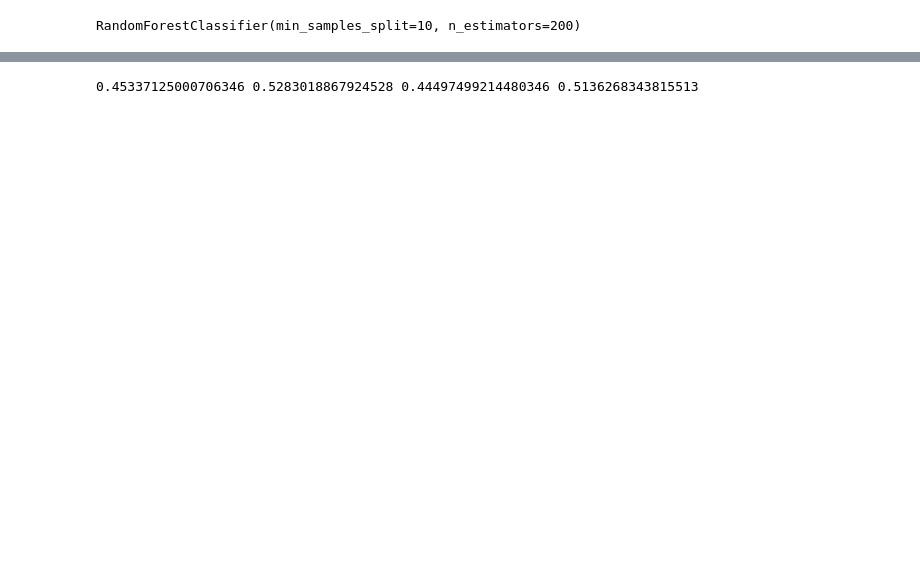
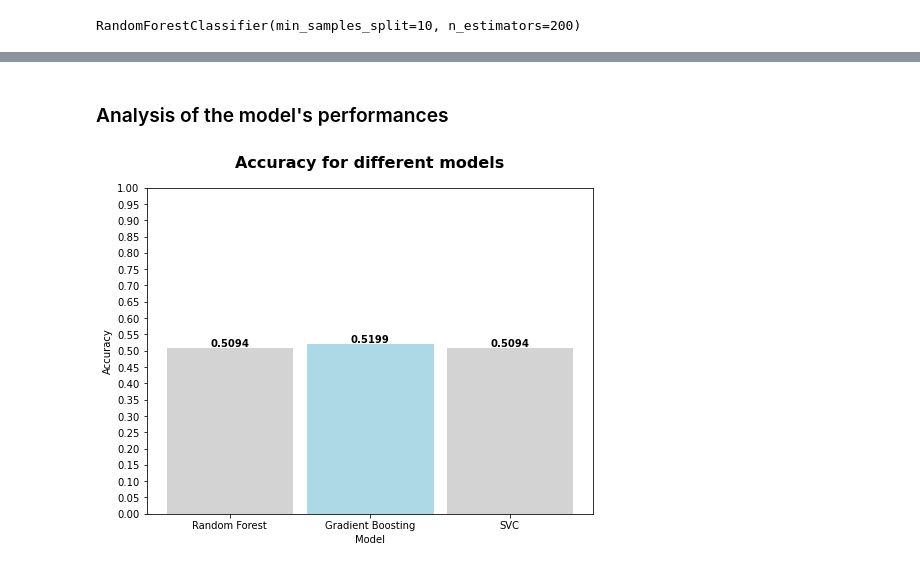
Before and after one commit to Milica19105/cbs, a Jupyter notebook: CBS_interview_task.ipynb, the cells around one changed output, grey strips where cells are left out. Saved outputs shown, nothing was run; the diff lists cells and outputs as text; code cells hidden in the pictures; blank space fills up the shorter version.

```diff
--- a/CBS_interview_task.ipynb
+++ b/CBS_interview_task.ipynb
@@ -406,5 +440,6 @@ gradient=GradientBoostingClassifier(learning_rate=0.1,max_depth=5,min_samples_sp
 gradient.fit(X_resampled, y_resampled)
 y_pred_grad = gradient.predict(X_test)
 print(confusion_matrix(y_test,y_pred_grad))
-print(accuracy_score(y_test, y_pred_grad))
+acc_grad=accuracy_score(y_test, y_pred_grad)
+print(acc_grad)
 # %% [output]
@@ -420,0 +495,7 @@ print(accuracy_score(y_test, y_pred_grad))
+# %%
+dt=DecisionTreeClassifier(criterion='entropy',max_depth=20, min_samples_split= 2)
+dt.fit(X_resampled, y_resampled)
+y_pred_dt = gradient.predict(X_test)
+print(confusion_matrix(y_test,y_pred_dt))
+acc_dt=accuracy_score(y_test, y_pred_grad)
+print(acc_dt)
@@ -431,23 +524,22 @@ recall_grad = recall_score(y_test, y_pred_grad, average='weighted')
-# %%
-print(precision_rf,recall_rf,precision_grad,recall_grad)
-# %% [output]
-0.45337125000706346 0.5283018867924528 0.44497499214480346 0.5136268343815513
+# %% [markdown]
+### Analysis of the model's performances
 # %%
-modeli = ['Random Forest', 'Gradient Boosting']
+models = ['Random Forest', 'Gradient Boosting','SVC']
 
-accuracy_scores = [acc_rf]
+accuracy_scores = [acc_grad,acc_rf,acc_dt]
 plt.figure(figsize=(8, 6))
-bars = plt.bar(modeli, accuracy_scores, width=0.9, color=['lightgray', 'lightgray'])
+bars = plt.bar(models, accuracy_scores, width=0.9, color=['lightgray', 'lightgray','lightgray'])
 
-#plt.bar(modeli, accuracy_scores,width=0.9,color='lightgray')
 plt.xlabel('Model')
 plt.ylabel('Accuracy')
 plt.title('Accuracy for different models',fontsize=16, fontweight='bold', pad=20)
 plt.ylim([0, 1])
 plt.yticks([i/100 for i in range(0, 101, 5)])
 max_index = accuracy_scores.index(max(accuracy_scores))
 bars[max_index].set_color('lightblue')
 for i, v in enumerate(accuracy_scores):
     plt.text(i, v + 0.005, f'{v:.4f}', ha='center', color='black', fontweight='bold')
 
 plt.show()
+# %% [output]
+[figure, added]
```
Also changed, not shown: parts of 40 cells of this notebook.
